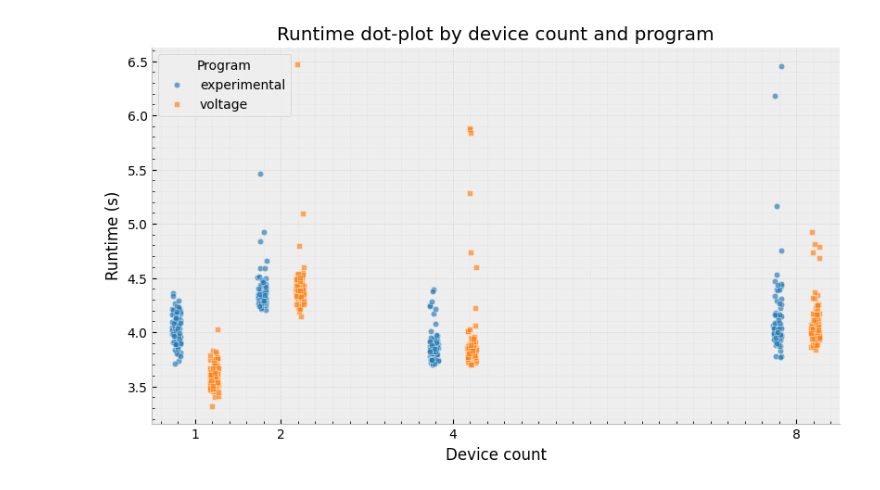
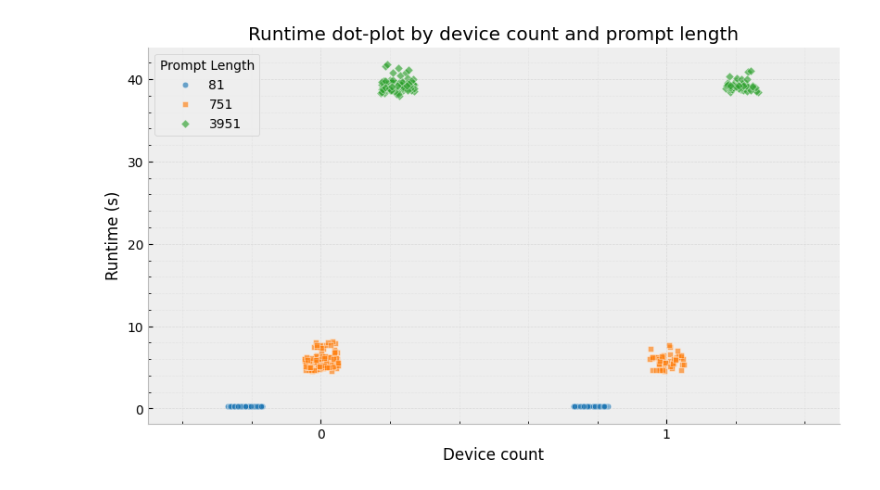
Before and after one commit to Dogacel/Uniference, a Jupyter notebook: notebooks/benchmarks.ipynb, the cells around one changed output. Cells and saved outputs as stored; diff of their text form; code cells hidden in the pictures.

```diff
--- a/notebooks/benchmarks.ipynb
+++ b/notebooks/benchmarks.ipynb
@@ -3,8 +3,10 @@ import pandas as pd
 import matplotlib.pyplot as plt
 import numpy as np
 # %%
-data = pd.read_json("results/run_report_1.json")
-data = data[data["prompt_length"] == 999]
+data = pd.read_json("results/run_report_2.json")
+data = data[814:]
+# Set device_count to 0 for the first 300 rows
+data.loc[data.index[:300], "device_count"] = 0
 data
 # %% [output]
 |  | time | device_count | prompt_length | program | max_seq_len | max_tokens |
@@ -23,7 +25,7 @@ data
 # %%
-# Aggregate mean and standard deviation of runtime by program and device count
+# Aggregate mean and standard deviation of runtime by prompt length and device count
 stats = (
-    data.groupby(["program", "device_count"], as_index=False)["time"]
+    data.groupby(["prompt_length", "device_count"], as_index=False)["time"]
         .agg(mean="mean", std="std")
 )
 stats["std"] = stats["std"].fillna(0.0)
@@ -36,7 +38,7 @@ cmap = plt.get_cmap("tab10")
 markers = ["o", "s", "D", "^", "v", "P", "X", "*", "h", ">"]
 xticks = sorted(stats["device_count"].unique())
 
-for i, (prog, grp) in enumerate(stats.groupby("program", sort=False)):
+for i, (prog, grp) in enumerate(stats.groupby("prompt_length", sort=False)):
     grp = grp.sort_values("device_count")
     color = cmap(i % 10)
     ax.plot(
@@ -55,7 +57,7 @@ ax.set_xticks(xticks)
 ax.set_xlim(min(xticks) - 0.25, max(xticks) + 0.25)
 ax.set_xlabel("Device count")
 ax.set_ylabel("Runtime (s)")
-ax.set_title("Runtime by device count grouped by program (mean ± SD)")
+ax.set_title("Runtime by device count grouped by prompt length (mean ± SD)")
 
 ax.grid(which="major", alpha=0.35)
 ax.minorticks_on()
@@ -63,6 +65,6 @@ ax.grid(which="minor", alpha=0.15, linestyle="--")
 for spine in ["top", "right"]:
     ax.spines[spine].set_visible(False)
 
-ax.legend(title="Program", frameon=True, fancybox=True, framealpha=0.9)
+ax.legend(title="Prompt Length", frameon=True, fancybox=True, framealpha=0.9)
 plt.show()
 # %% [output]
@@ -70,38 +72,38 @@ plt.show()
 # %%
 
-# Dot-plot of individual runs: time vs. device_count, colored by program with slight jitter
-progs = list(stats["program"].unique())
-offsets = np.linspace(-0.22, 0.22, num=len(progs))
+# Dot-plot of individual runs: time vs. device_count, colored by prompt length with slight jitter
+lengths = list(stats["prompt_length"].unique())
+offsets = np.linspace(-0.22, 0.22, num=len(lengths))
 jitter = 0.05
 
 fig2, ax2 = plt.subplots(figsize=(8, 4.8), constrained_layout=True)
 
-for idx, prog in enumerate(progs):
-    d = data[data["program"] == prog]
+for idx, length in enumerate(lengths):
+    d = data[data["prompt_length"] == length]
     rng = np.random.default_rng(100 + idx)
     x = d["device_count"].to_numpy(dtype=float) + offsets[idx] + rng.uniform(-jitter, jitter, size=len(d))
     ax2.scatter(
         x, d["time"],
         s=22, alpha=0.65,
         color=cmap(idx % 10),
         marker=markers[idx % len(markers)],
         edgecolor="white", linewidth=0.4,
-        label=prog,
+        label=length,
     )
 
 ax2.set_xticks(xticks)
 ax2.set_xlim(min(xticks) - 0.5, max(xticks) + 0.5)
 ax2.set_xlabel("Device count")
 ax2.set_ylabel("Runtime (s)")
-ax2.set_title("Runtime dot-plot by device count and program")
+ax2.set_title("Runtime dot-plot by device count and prompt length")
 
 ax2.grid(which="major", alpha=0.35)
 ax2.minorticks_on()
 ax2.grid(which="minor", alpha=0.15, linestyle="--")
 for spine in ["top", "right"]:
     ax2.spines[spine].set_visible(False)
 
-ax2.legend(title="Program", frameon=True, fancybox=True, framealpha=0.9)
+ax2.legend(title="Prompt Length", frameon=True, fancybox=True, framealpha=0.9)
 plt.show()
 # %% [output]
-[figure, old version]
+[figure, new version]
```
Also changed, not shown: parts of 5 cells of this notebook, 6 other files.
